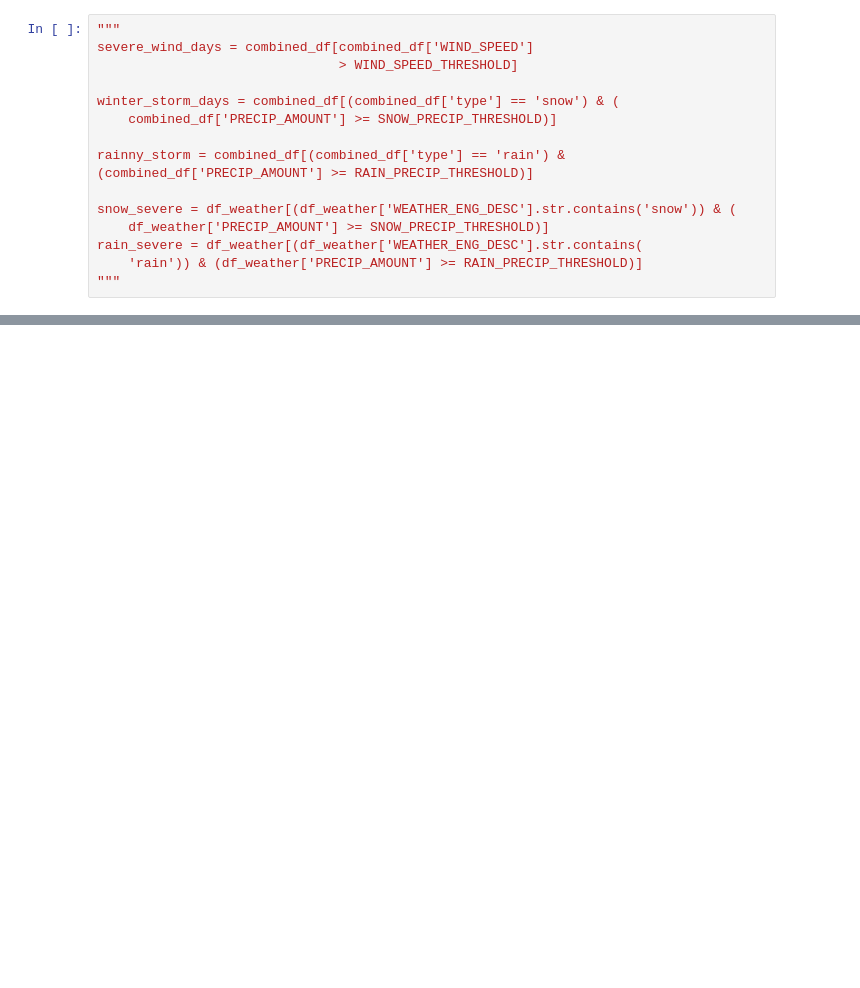
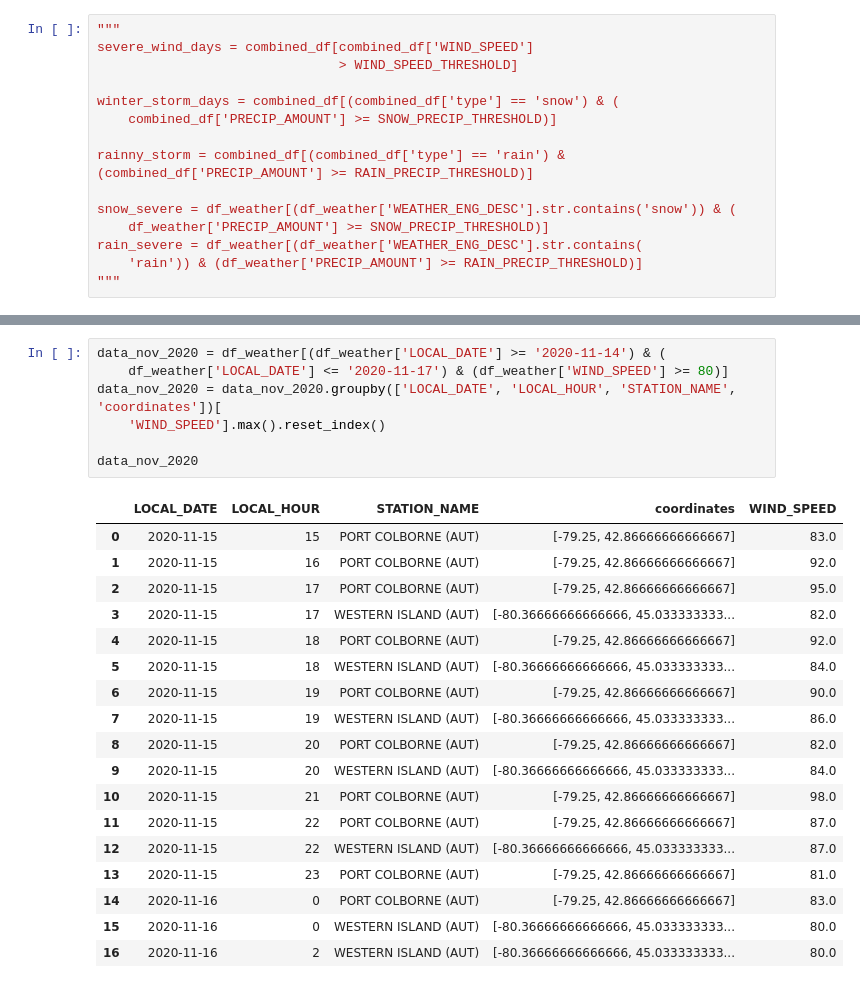
Before and after one commit to fadingNA/non-1b, a Jupyter notebook: task1/raw_weather.ipynb, the cells around one changed output, grey strips where cells are left out. Cells and saved outputs as stored; diff of their text form; blank space fills up the shorter version.

```diff
--- a/task1/raw_weather.ipynb
+++ b/task1/raw_weather.ipynb
@@ -230,0 +302,26 @@ plt.show()
+# %%
+data_nov_2020 = df_weather[(df_weather['LOCAL_DATE'] >= '2020-11-14') & (
+    df_weather['LOCAL_DATE'] <= '2020-11-17') & (df_weather['WIND_SPEED'] >= 80)]
+data_nov_2020 = data_nov_2020.groupby(['LOCAL_DATE', 'LOCAL_HOUR', 'STATION_NAME', 'coordinates'])[
+    'WIND_SPEED'].max().reset_index()
+
+data_nov_2020
+# %% [output]
+|  | LOCAL_DATE | LOCAL_HOUR | STATION_NAME | coordinates | WIND_SPEED |
+| 0 | 2020-11-15 | 15 | PORT COLBORNE (AUT) | [-79.25, 42.86666666666667] | 83.0 |
+| 1 | 2020-11-15 | 16 | PORT COLBORNE (AUT) | [-79.25, 42.86666666666667] | 92.0 |
+| 2 | 2020-11-15 | 17 | PORT COLBORNE (AUT) | [-79.25, 42.86666666666667] | 95.0 |
+| 3 | 2020-11-15 | 17 | WESTERN ISLAND (AUT) | [-80.36666666666666, 45.033333333... | 82.0 |
+| 4 | 2020-11-15 | 18 | PORT COLBORNE (AUT) | [-79.25, 42.86666666666667] | 92.0 |
+| 5 | 2020-11-15 | 18 | WESTERN ISLAND (AUT) | [-80.36666666666666, 45.033333333... | 84.0 |
+| 6 | 2020-11-15 | 19 | PORT COLBORNE (AUT) | [-79.25, 42.86666666666667] | 90.0 |
+| 7 | 2020-11-15 | 19 | WESTERN ISLAND (AUT) | [-80.36666666666666, 45.033333333... | 86.0 |
+| 8 | 2020-11-15 | 20 | PORT COLBORNE (AUT) | [-79.25, 42.86666666666667] | 82.0 |
+| 9 | 2020-11-15 | 20 | WESTERN ISLAND (AUT) | [-80.36666666666666, 45.033333333... | 84.0 |
+| 10 | 2020-11-15 | 21 | PORT COLBORNE (AUT) | [-79.25, 42.86666666666667] | 98.0 |
+| 11 | 2020-11-15 | 22 | PORT COLBORNE (AUT) | [-79.25, 42.86666666666667] | 87.0 |
+| 12 | 2020-11-15 | 22 | WESTERN ISLAND (AUT) | [-80.36666666666666, 45.033333333... | 87.0 |
+| 13 | 2020-11-15 | 23 | PORT COLBORNE (AUT) | [-79.25, 42.86666666666667] | 81.0 |
+| 14 | 2020-11-16 | 0 | PORT COLBORNE (AUT) | [-79.25, 42.86666666666667] | 83.0 |
+| 15 | 2020-11-16 | 0 | WESTERN ISLAND (AUT) | [-80.36666666666666, 45.033333333... | 80.0 |
+| 16 | 2020-11-16 | 2 | WESTERN ISLAND (AUT) | [-80.36666666666666, 45.033333333... | 80.0 |
```
Also changed, not shown: parts of 55 cells of this notebook.
